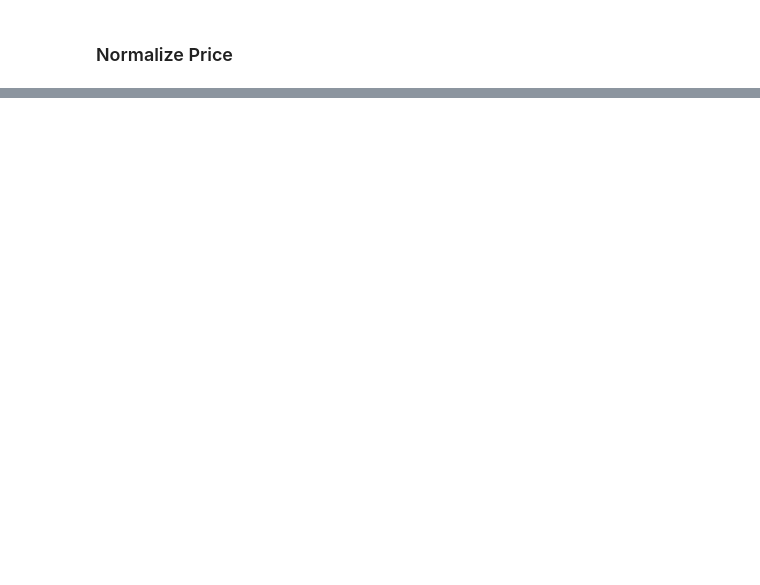
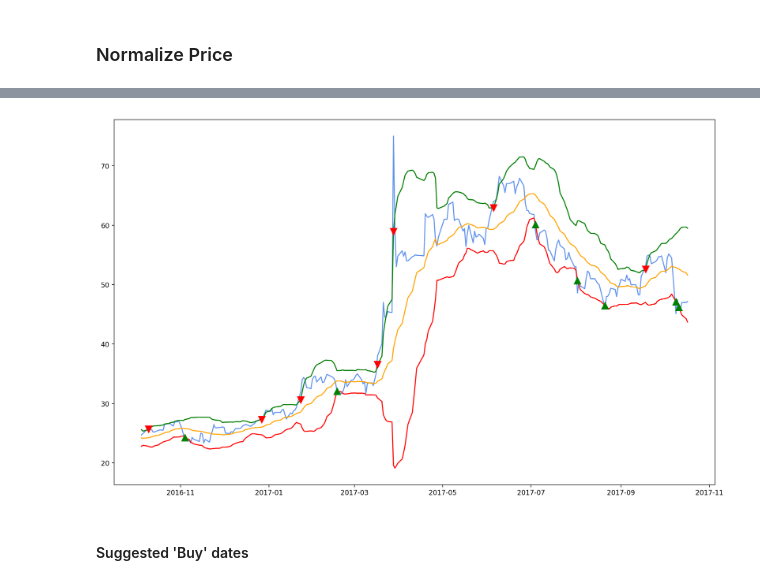
Before and after one commit to mariuszrokita/money-machine, a Jupyter notebook: Notebooks/Single stock - analysis.ipynb, the cells around one changed output, grey strips where cells are left out. Drawn from its saved outputs; the diff is of its cells as text; code cells hidden in the pictures; blank space fills up the shorter version.

```diff
--- a/Notebooks/Single stock - analysis.ipynb
+++ b/Notebooks/Single stock - analysis.ipynb
@@ -46,0 +119,11 @@ plt.title("'{stock_symbol}' - Total Stock Value");
+# %%
+sma_1 = 10
+sma_2 = 30
+
+stock[f'SMA {sma_1}'] = stock['Close'].rolling(window=sma_1).mean()
+stock[f'SMA {sma_2}'] = stock['Close'].rolling(window=sma_2).mean()
+
+# crossovers
+stock['signal'] = 0.0
+stock['signal'][sma_1:] = np.where(stock[f'SMA {sma_1}'][sma_1:] > stock[f'SMA {sma_2}'][sma_1:], 1.0, 0.0)
+stock['positions'] = stock['signal'].diff()
@@ -46,0 +184,14 @@ plt.title("'{stock_symbol}' - Total Stock Value");
+# %%
+stock['SMA 20'] = stock['Close'].rolling(window=20).mean()
+stock['B-Band Upper'] = stock['SMA 20'] + 2*stock['Close'].rolling(window=20).std()
+stock['B-Band Lower'] = stock['SMA 20'] - 2*stock['Close'].rolling(window=20).std()
+# %%
+stock['BB-signal'] = 0.0
+stock['BB-signal'][20:] = np.where(stock['Close'][20:] >= stock['B-Band Upper'][20:], 1.0, 0.0)
+stock['BB-sell-positions'] = stock['BB-signal'].diff()
+
+stock['BB-signal'] = 0.0
+stock['BB-signal'][20:] = np.where(stock['Close'][20:] <= stock['B-Band Lower'][20:], -1.0, 0.0)
+stock['BB-buy-positions'] = stock['BB-signal'].diff()
+
+recent_stock = stock.tail(260)
@@ -46,0 +206,21 @@ plt.title("'{stock_symbol}' - Total Stock Value");
+# %%
+fig,ax1 = plt.subplots(figsize=(16,10), dpi=200);
+
+ax1.plot(recent_stock['Close'], color='cornflowerblue')
+ax1.plot(recent_stock['SMA 20'], color='orange')
+ax1.plot(recent_stock['B-Band Upper'], color='green')
+ax1.plot(recent_stock['B-Band Lower'], color='red')
+
+# Plot the "sell" trades
+ax1.plot(recent_stock[recent_stock["BB-sell-positions"] == 1.0].index,
+         recent_stock['B-Band Upper'][recent_stock["BB-sell-positions"] == 1.0],
+         'v', markersize=10, color='r');
+
+# Plot the "buy" trades
+ax1.plot(recent_stock[recent_stock["BB-buy-positions"] == -1.0].index,
+         recent_stock['B-Band Lower'][recent_stock["BB-buy-positions"] == -1.0],
+         '^', markersize=10, color='g');
+# %% [output]
+[figure, added]
+# %% [markdown]
+#### Suggested 'Buy' dates
```
Also changed, not shown: parts of 49 cells of this notebook.
